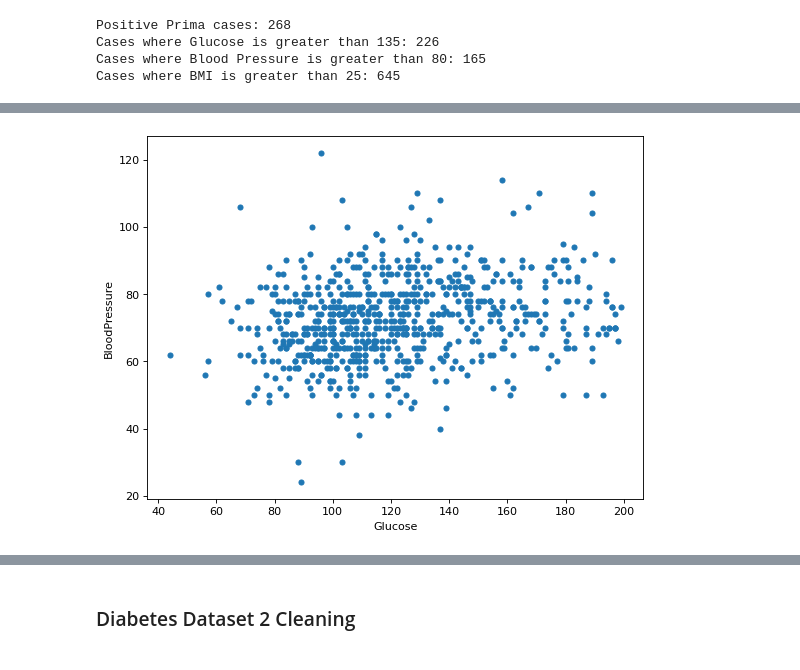
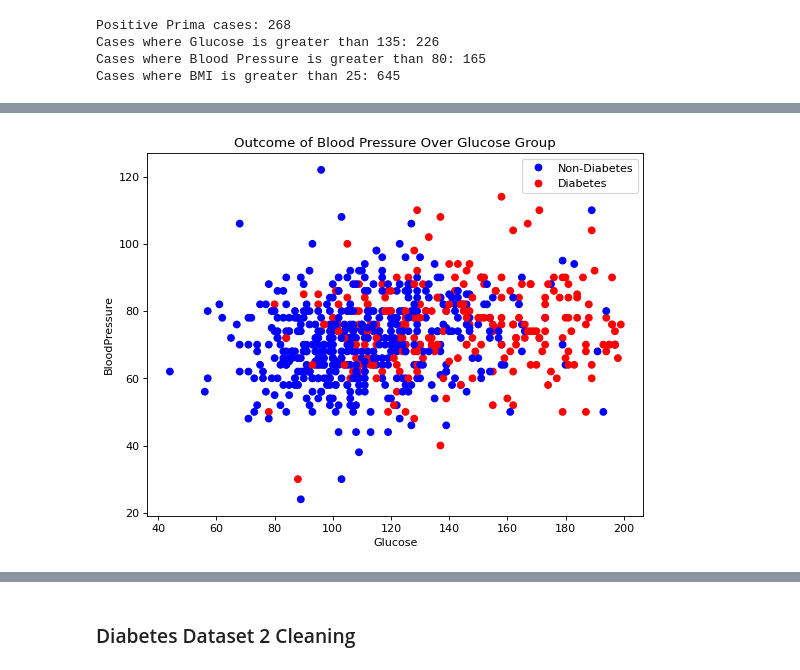
Before and after one commit to psalinas505/python-diabetes, a Jupyter notebook: Python_Diabetes_PS_NN_BB.ipynb, the cells around one changed output, grey strips where cells are left out. Saved outputs shown, nothing was run; the diff lists cells and outputs as text; code cells hidden in the pictures.

```diff
--- a/Python_Diabetes_PS_NN_BB.ipynb
+++ b/Python_Diabetes_PS_NN_BB.ipynb
@@ -738,10 +757,12 @@ Cases where BMI is greater than 25: 645
 # %%
+# Clean Plot: Glucose and Blood Pressure Scatter Plot
 # Cluster around 100-130 for the glucose and a Blood Pressure of 60-80
 # Glucose of 100-130 thru out the day is pretty stable & a diastolic blood pressure of 60-80 is normal
 figure(num=None, figsize=(8, 6), dpi=80, facecolor='w', edgecolor='k')
-
-plt.scatter(df0['Glucose'], df0['BloodPressure'], s=20)
+scatter = plt.scatter(df0['Glucose'], df0['BloodPressure'], c=df0['Outcome'], cmap=plt.cm.bwr)
 plt.xlabel('Glucose')
-plt.ylabel('BloodPressure');
+plt.ylabel('BloodPressure')
+plt.title('Outcome of Blood Pressure Over Glucose Group')
+plt.legend(handles=scatter.legend_elements()[0], labels=['Non-Diabetes', 'Diabetes']);
 # %% [output]
-[figure, old version]
+[figure, new version]
```
Also changed, not shown: parts of 11 cells of this notebook.
